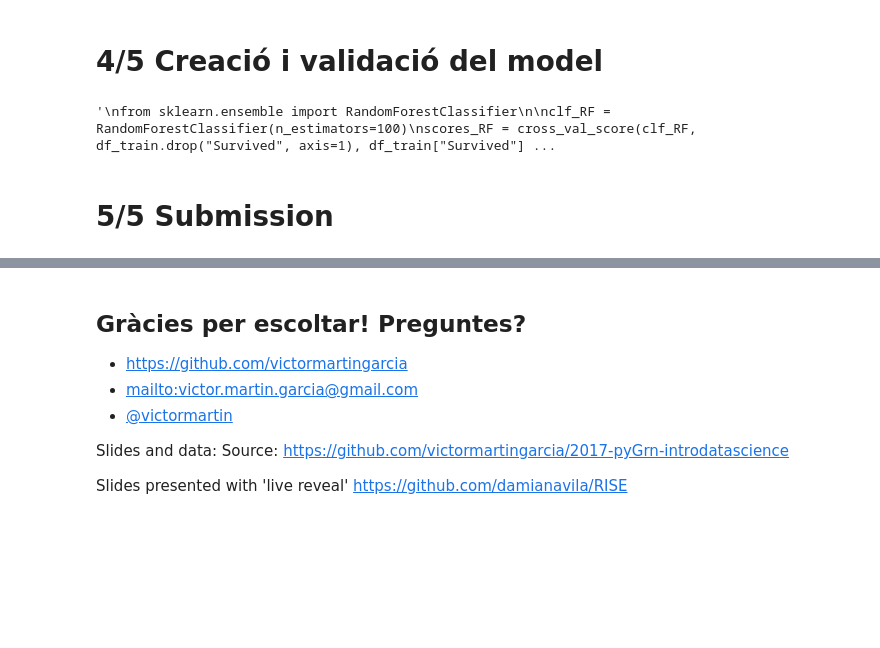
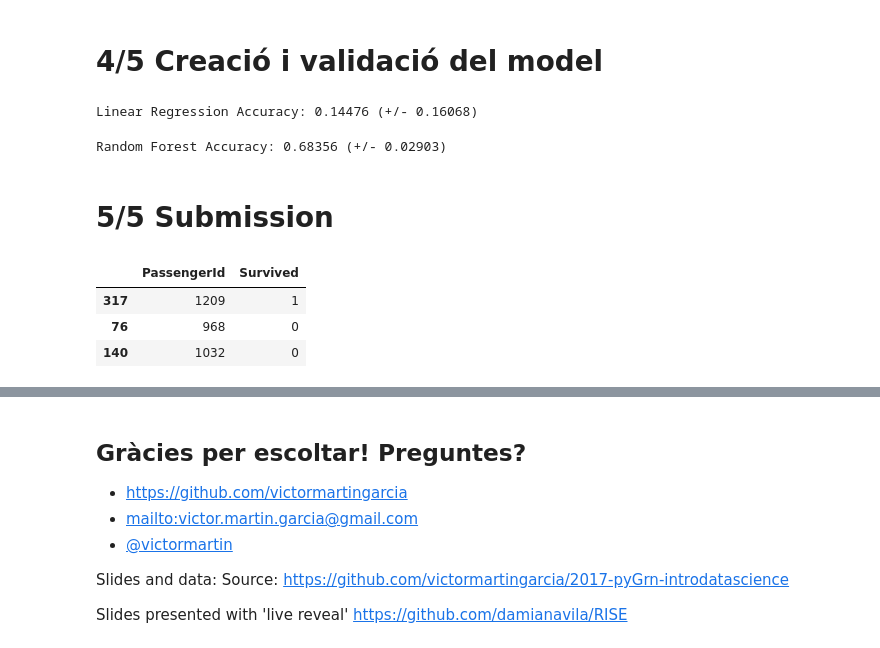
Before and after one commit to victormartingarcia/2017-pyGrn-introdatascience, a Jupyter notebook: datascience_introduction.ipynb, the cells around one changed output, grey strips where cells are left out. Drawn from its saved outputs; the diff is of its cells as text; code cells hidden in the pictures; blank space fills up the shorter version.

```diff
--- a/datascience_introduction.ipynb
+++ b/datascience_introduction.ipynb
@@ -319,17 +316,54 @@ df_train.sample(6)
 Ho guardem per més tard ;)
 # %% [markdown]
 # 4/5 Creació i validació del model
+# %%
+# Benchmark Linear Regression
+from sklearn.linear_model import LinearRegression
+
+clf_LR = LinearRegression()
+scores_LR = cross_val_score(clf_LR, df_train.drop("Survived", axis=1), df_train["Survived"], cv=4)
+
+print("Linear Regression Accuracy: %0.5f (+/- %0.5f)" % (scores_LR.mean(), scores_LR.std() * 2))
+# %% [output]
+Linear Regression Accuracy: 0.14476 (+/- 0.16068)
 # %%
-# TODO: Hacer Linear Regression y Random Forest
-'''
+# Benchmark Random Forest
 from sklearn.ensemble import RandomForestClassifier
 
 clf_RF = RandomForestClassifier(n_estimators=100)
-scores_RF = cross_val_score(clf_RF, df_train.drop("Survived", axis=1), df_train["Survived"], cv=5)
+scores_RF = cross_val_score(clf_RF, df_train.drop("Survived", axis=1), df_train["Survived"], cv=4)
 
-print("RF Accuracy: %0.2f (+/- %0.2f)" % (scores_RF.mean(), scores_RF.std() * 2))
-'''
+print("Random Forest Accuracy: %0.5f (+/- %0.5f)" % (scores_RF.mean(), scores_RF.std() * 2))
 # %% [output]
-'\nfrom sklearn.ensemble import RandomForestClassifier\n\nclf_RF = RandomForestClassifier(n_estimators=100)\nscores_RF = cross_val_score(clf_RF, df_train.drop("Survived", axis=1), df_train["Survived"] ...
+Random Forest Accuracy: 0.68356 (+/- 0.02903)
+# %%
+# Entrenem el model amb totes les dades:
+clf_RF.fit(df_train.drop("Survived", axis=1), df_train["Survived"]);
 # %% [markdown]
 # 5/5 Submission
+# %%
+# LLegim el test dataset de disc
+df_test = pd.read_csv('data/test.csv')
+
+# eliminar columnes innecesàries
+df_test = df_test.drop(["PassengerId", "Cabin", "Ticket","Embarked","Name","Sex"], axis=1)
+
+# emplenar NaN
+df_test = df_test.fillna(df_test.mean())
+# %%
+# Apliquem el model Random Forest que hem entrenat prèviament
+output = clf_RF.predict(df_test)
+
+df_output = pd.DataFrame()
+df_output['PassengerId'] = pd.read_csv('data/test.csv')['PassengerId']
+df_output['Survived'] = output
+
+# Aquest serà el fitxer CSV del submission:
+df_output[['PassengerId','Survived']].to_csv('data/submission.csv',index=False)
+
+df_output[['PassengerId','Survived']].sample(3)
+# %% [output]
+|  | PassengerId | Survived |
+| 317 | 1209 | 1 |
+| 76 | 968 | 0 |
+| 140 | 1032 | 0 |
```
Also changed, not shown: parts of 9 cells of this notebook.
